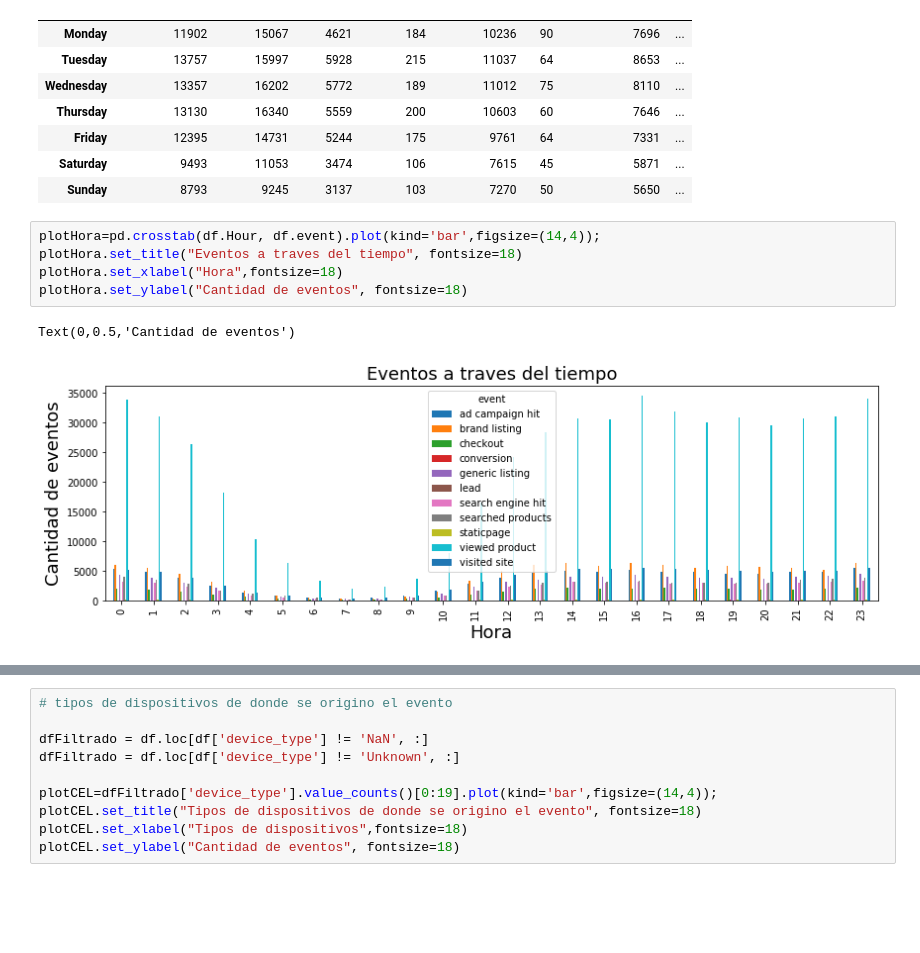
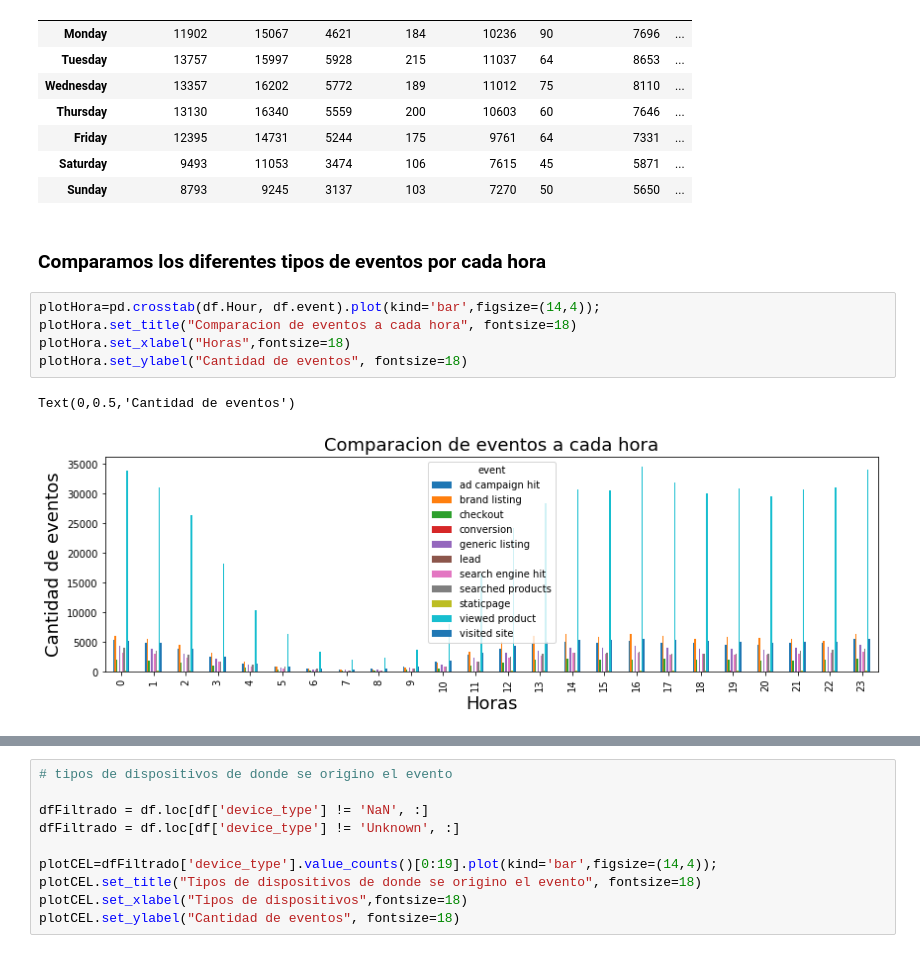
Before and after one commit to MartinCohen98/OrganizacionDeDatosTP1, a Jupyter notebook: AnalisisExploratorioTrocafoneBarbara.ipynb, the cells around one changed output, grey strips where cells are left out. Cells and saved outputs as stored; diff of their text form; blank space fills up the shorter version.

```diff
--- a/AnalisisExploratorioTrocafoneBarbara.ipynb
+++ b/AnalisisExploratorioTrocafoneBarbara.ipynb
@@ -191,11 +248,13 @@ pd.crosstab(df.Weekday, df.event)
 | Friday | 12395 | 14731 | 5244 | 175 | 9761 | 64 | 7331 | ... |
 | Saturday | 9493 | 11053 | 3474 | 106 | 7615 | 45 | 5871 | ... |
 | Sunday | 8793 | 9245 | 3137 | 103 | 7270 | 50 | 5650 | ... |
+# %% [markdown]
+### Comparamos los diferentes tipos de eventos por cada hora
 # %%
 plotHora=pd.crosstab(df.Hour, df.event).plot(kind='bar',figsize=(14,4));
-plotHora.set_title("Eventos a traves del tiempo", fontsize=18)
-plotHora.set_xlabel("Hora",fontsize=18)
+plotHora.set_title("Comparacion de eventos a cada hora", fontsize=18)
+plotHora.set_xlabel("Horas",fontsize=18)
 plotHora.set_ylabel("Cantidad de eventos", fontsize=18)
 # %% [output]
 Text(0,0.5,'Cantidad de eventos')
-[figure, old version]
+[figure, new version]
```
Also changed, not shown: parts of 40 cells of this notebook.
